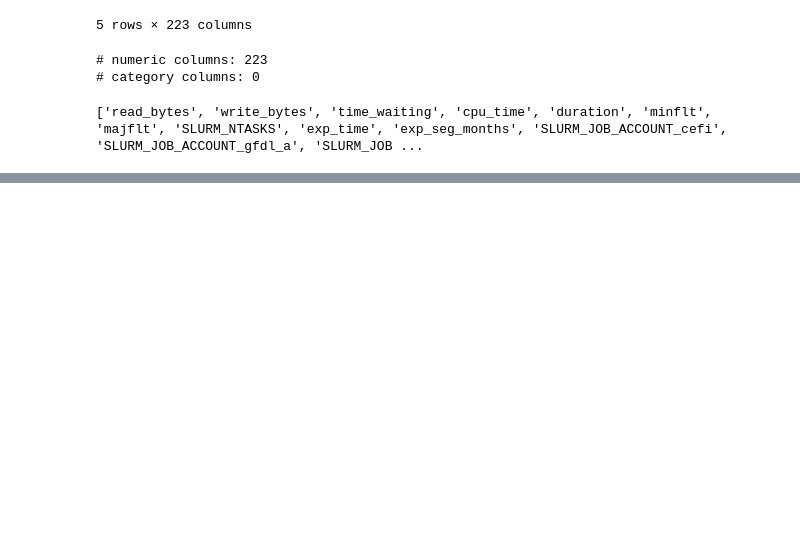
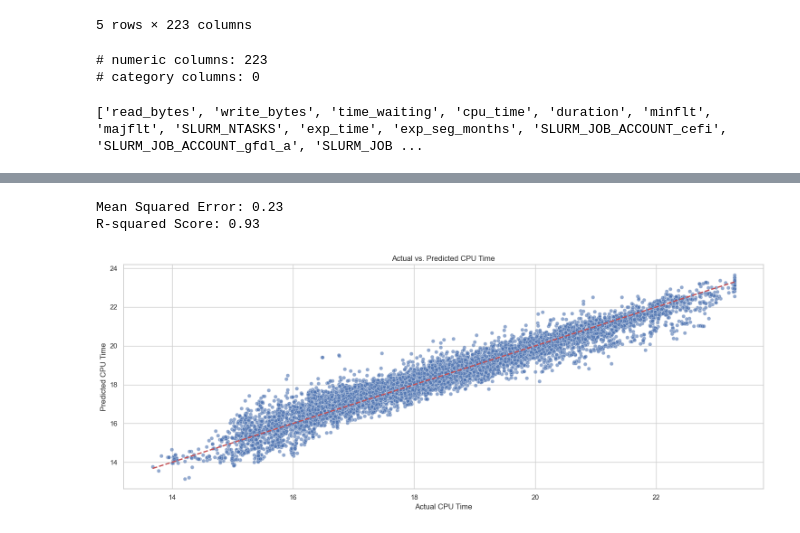
Before and after one commit to NOAA-GFDL/epmt, a Jupyter notebook: notebooks/EPMTDataCleanup.ipynb, the cells around one changed output, grey strips where cells are left out. Drawn from its saved outputs; the diff is of its cells as text; code cells hidden in the pictures; blank space fills up the shorter version.

Commit message:
Some more data cleanup and modifications, some basic model training examples, best r-squared 0.44

```diff
--- a/notebooks/EPMTDataCleanup.ipynb
+++ b/notebooks/EPMTDataCleanup.ipynb
@@ -888,0 +893,39 @@ df_final.to_csv(f"epmt_data_cleaned_{date_str}.csv", index=False)
+# %%
+target = 'cpu_time'
+df_final = df_final.dropna() # TODO: How do I have NaNs?
+X = df_final.drop(target, axis=1)
+y = df_final[target]
+
+X_train, X_test, y_train, y_test = train_test_split(X, y, test_size=0.25, random_state=42)
+# %%
+model = LinearRegression()
+model.fit(X_train, y_train)
+
+predictions = model.predict(X_test)
+# %%
+mse = mean_squared_error(y_test, predictions)
+r2 = r2_score(y_test, predictions)
+
+print(f"Mean Squared Error: {mse:.2f}")
+print(f"R-squared Score: {r2:.2f}")
+# %% [output]
+Mean Squared Error: 0.23
+R-squared Score: 0.93
+# %%
+# TODO Code for the following was generated by Gemini. It will be inspected more carefully... eventually.
+
+# Set the visual style
+sns.set_theme(style="whitegrid")
+
+fig, ax1 = plt.subplots(1, 1, figsize=(15, 6))
+
+sns.scatterplot(x=y_test, y=predictions, ax=ax1, alpha=0.6)
+ax1.plot([y_test.min(), y_test.max()], [y_test.min(), y_test.max()], 'r--', lw=2) # Diagonal line
+ax1.set_title('Actual vs. Predicted CPU Time')
+ax1.set_xlabel('Actual CPU Time')
+ax1.set_ylabel('Predicted CPU Time')
+
+plt.tight_layout()
+plt.show()
+# %% [output]
+[figure, added]
```
Also changed, not shown: parts of 9 cells of this notebook, 1 other file.
